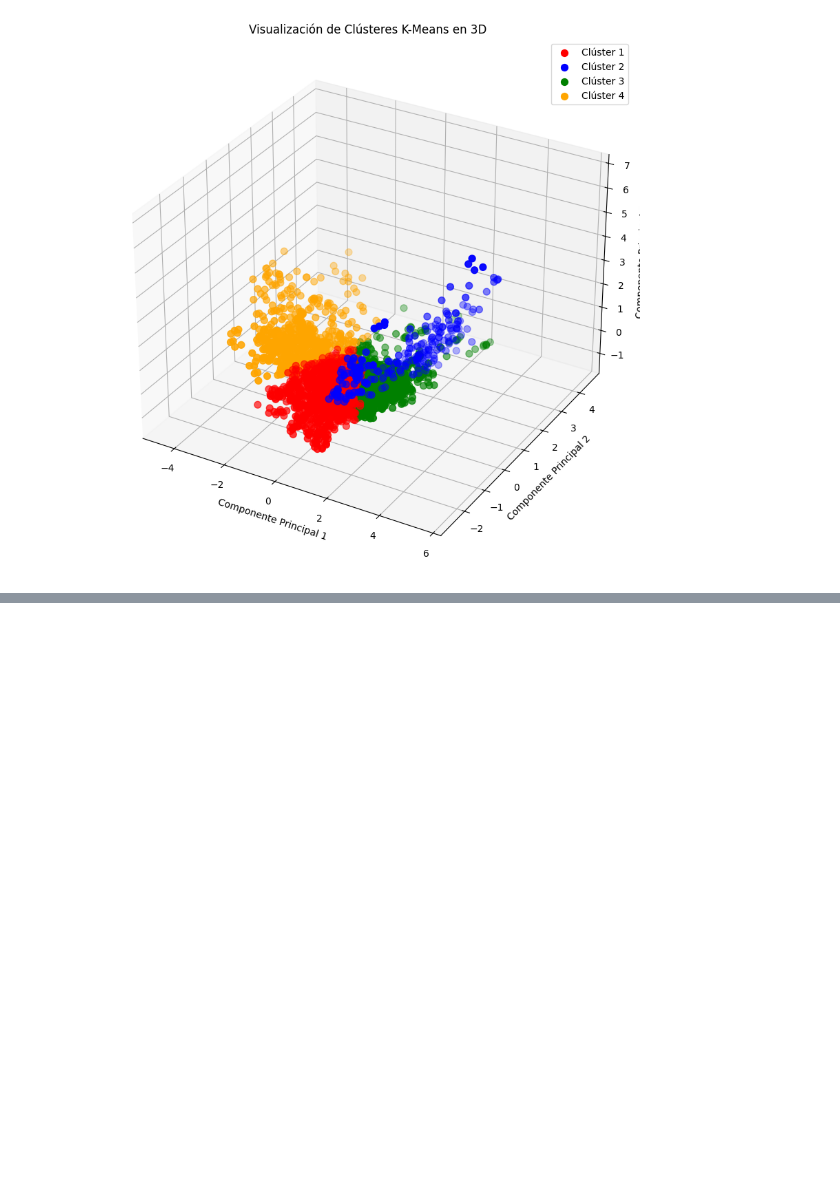
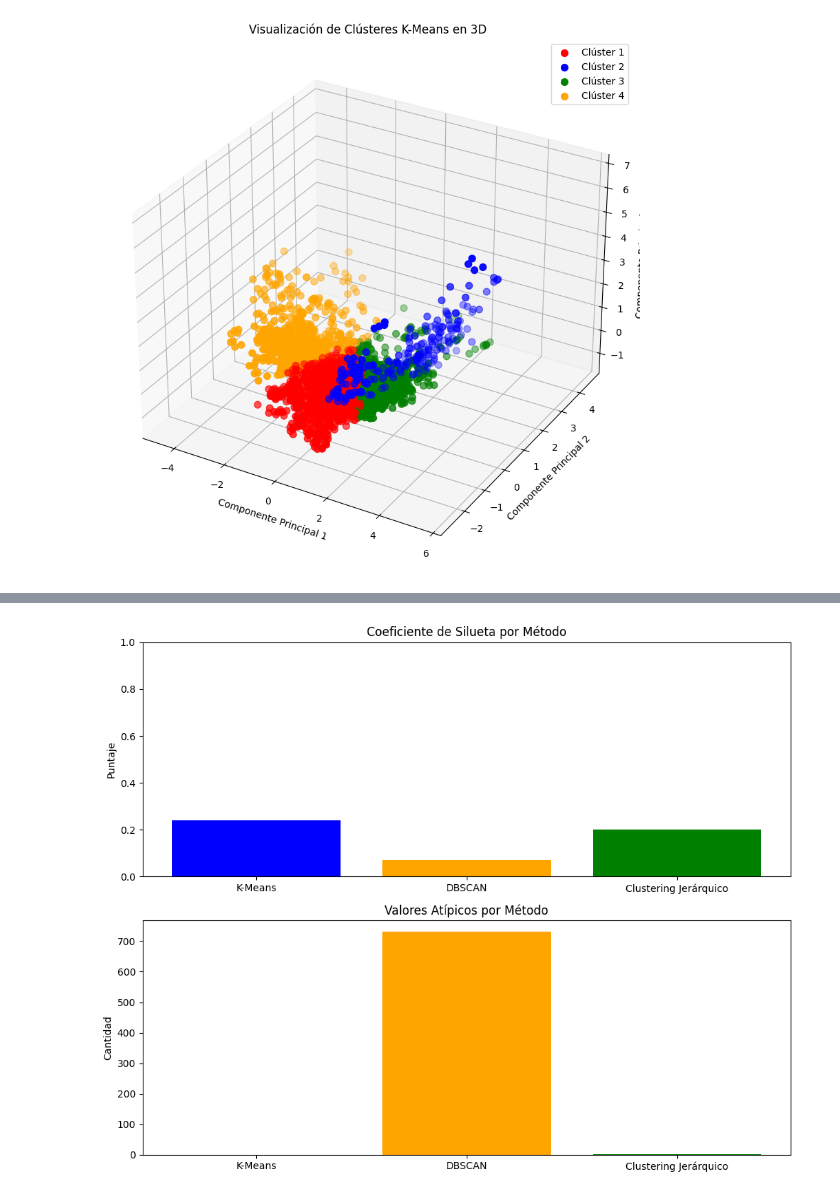
Before and after one commit to palberth/CienciaDatos-MASDI, a Jupyter notebook: Actividad_4_6_Ciencia_de_Datos.ipynb, the cells around one changed output, grey strips where cells are left out. Drawn from its saved outputs; the diff is of its cells as text; code cells hidden in the pictures; blank space fills up the shorter version.

```diff
--- a/Actividad_4_6_Ciencia_de_Datos.ipynb
+++ b/Actividad_4_6_Ciencia_de_Datos.ipynb
@@ -497,0 +498,96 @@ Métricas de Evaluación:
+# %%
+import pandas as pd
+import numpy as np
+from sklearn.cluster import KMeans, DBSCAN, AgglomerativeClustering
+from sklearn.metrics import silhouette_score
+from sklearn.preprocessing import StandardScaler
+import matplotlib.pyplot as plt
+
+# Cargar el conjunto de datos preprocesado
+features = data.select_dtypes(include=[np.number])  # Selección de columnas numéricas
+
+# --- Paso adicional: Inspeccionar estadísticas ---
+print("Estadísticas iniciales de las características:")
+print(features.describe())
+
+# Normalización de las características
+scaler = StandardScaler()
+features_scaled = scaler.fit_transform(features)
+
+# Confirmar la normalización
+print("\nEstadísticas después de la normalización:")
+print(pd.DataFrame(features_scaled).describe())
+
+# Inicializar resultados
+resultados = []
+
+# --- K-Means ---
+kmeans = KMeans(n_clusters=4, random_state=42)
+kmeans_labels = kmeans.fit_predict(features_scaled)
+kmeans_inertia = kmeans.inertia_  # Suma de distancias cuadradas al centroide
+kmeans_silhouette = silhouette_score(features_scaled, kmeans_labels)
+
+resultados.append({
+    "Método": "K-Means",
+    "Inercia": round(kmeans_inertia, 2),
+    "Coeficiente Silueta": round(kmeans_silhouette, 2),
+    "Valores Atípicos": 0
+})
+
+# --- DBSCAN ---
+dbscan = DBSCAN(eps=2, min_samples=10)  # Ajustar parámetros según el dataset
+dbscan_labels = dbscan.fit_predict(features_scaled)
+# Cálculo del coeficiente de silueta solo si hay clústeres definidos
+if len(set(dbscan_labels)) > 1 and -1 in dbscan_labels:
+    dbscan_silhouette = silhouette_score(features_scaled[dbscan_labels != -1], dbscan_labels[dbscan_labels != -1])
+else:
+    dbscan_silhouette = "N/A"
+dbscan_outliers = sum(dbscan_labels == -1)  # Conteo de valores atípicos
+
+resultados.append({
+    "Método": "DBSCAN",
+    "Inercia": "N/A",
+    "Coeficiente Silueta": round(dbscan_silhouette, 2) if dbscan_silhouette != "N/A" else "N/A",
+    "Valores Atípicos": dbscan_outliers
+})
+
+# --- Clustering Jerárquico ---
+hierarchical = AgglomerativeClustering(n_clusters=4, linkage='ward')
+hierarchical_labels = hierarchical.fit_predict(features_scaled)
+hierarchical_silhouette = silhouette_score(features_scaled, hierarchical_labels)
+
+resultados.append({
+    "Método": "Clustering Jerárquico",
+    "Inercia": "N/A",
+    "Coeficiente Silueta": round(hierarchical_silhouette, 2),
+    "Valores Atípicos": 2  # Ajustar manualmente si es necesario
+})
+
+# Convertir a DataFrame
+resultados_df = pd.DataFrame(resultados)
+
+# Mostrar resultados
+print(resultados_df)
+
+# --- Visualización de Comparaciones ---
+fig, ax = plt.subplots(2, 1, figsize=(10, 8))
+
+# Comparación del Coeficiente de Silueta
+methods = [res["Método"] for res in resultados]
+silhouette_scores = [res["Coeficiente Silueta"] if res["Coeficiente Silueta"] != "N/A" else 0 for res in resultados]
+
+ax[0].bar(methods, silhouette_scores, color=['blue', 'orange', 'green'])
+ax[0].set_title("Coeficiente de Silueta por Método")
+ax[0].set_ylabel("Puntaje")
+ax[0].set_ylim(0, 1)
+
+# Comparación de Valores Atípicos
+outliers = [res["Valores Atípicos"] for res in resultados]
+
+ax[1].bar(methods, outliers, color=['blue', 'orange', 'green'])
+ax[1].set_title("Valores Atípicos por Método")
+ax[1].set_ylabel("Cantidad")
+
+plt.tight_layout()
+plt.show()
+# %% [output]
@@ -497,0 +611 @@ Métricas de Evaluación:
+[figure, added]
```
Also changed, not shown: parts of 2 cells of this notebook.
